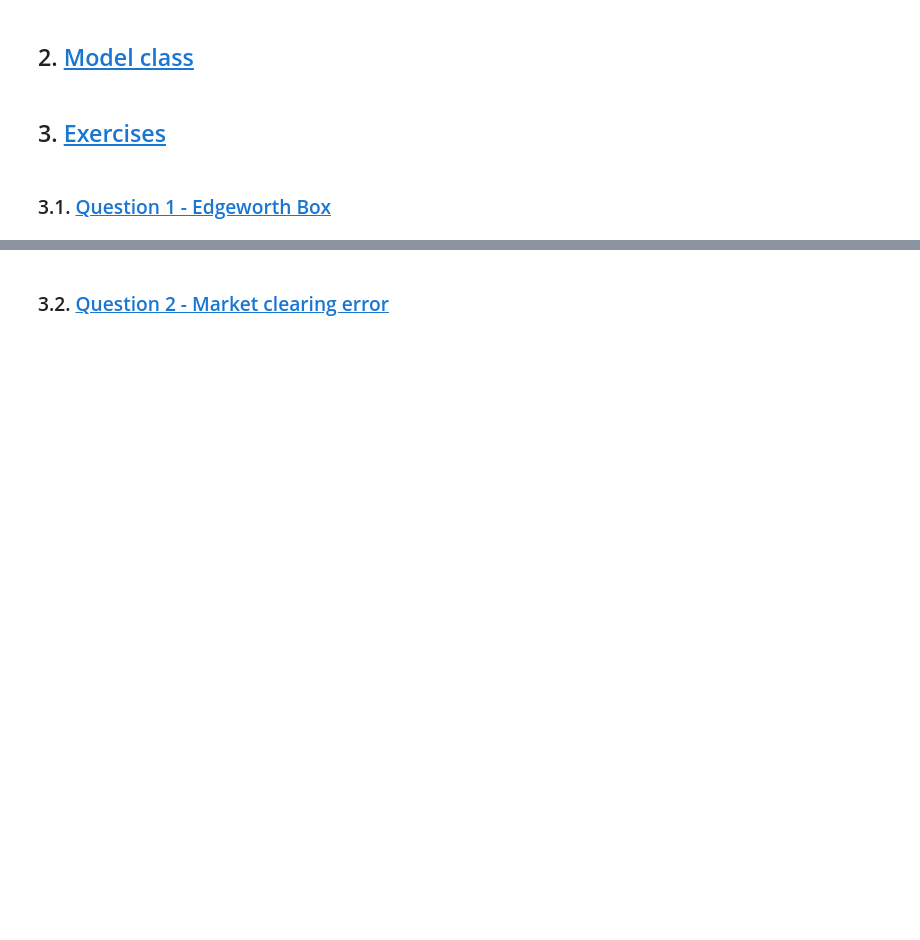
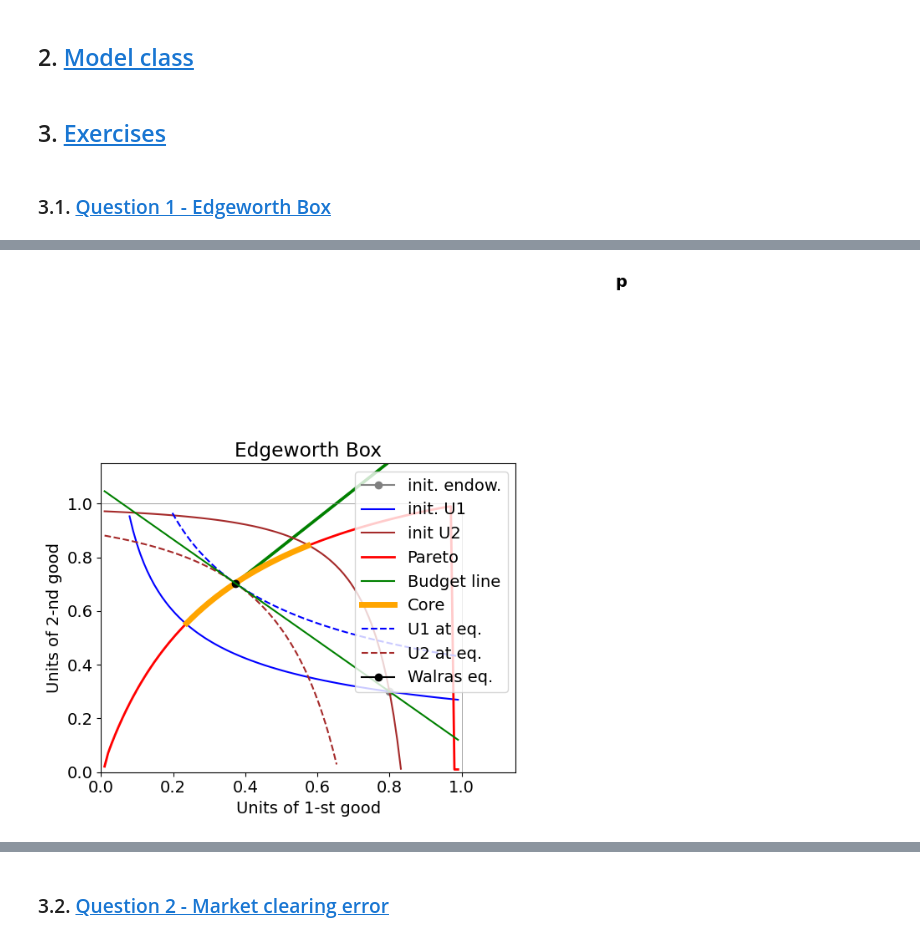
Before and after one commit to NumEconCopenhagen/projects-2024-econtechvets, a Jupyter notebook: inauguralproject/inauguralproject.ipynb, the cells around one changed output, grey strips where cells are left out. Saved outputs shown, nothing was run; the diff lists cells and outputs as text; code cells hidden in the pictures; blank space fills up the shorter version.

```diff
--- a/inauguralproject/inauguralproject.ipynb
+++ b/inauguralproject/inauguralproject.ipynb
@@ -57,0 +67,10 @@ model = InauguralProjectClass()
+# %%
+%matplotlib inline
+import pyEdgeworthBox as eb
+EB=eb.EdgeBox(  u1 = model.utility_A
+              , u2 = model.utility_B
+              , IE1 = [model.par.w1A,model.par.w2A]
+              , IE2 = [model.par.w1B,model.par.w2B])
+EB.plot()
+# %% [output]
+[figure, added]
```
Also changed, not shown: parts of 33 cells of this notebook, 1 other file.
